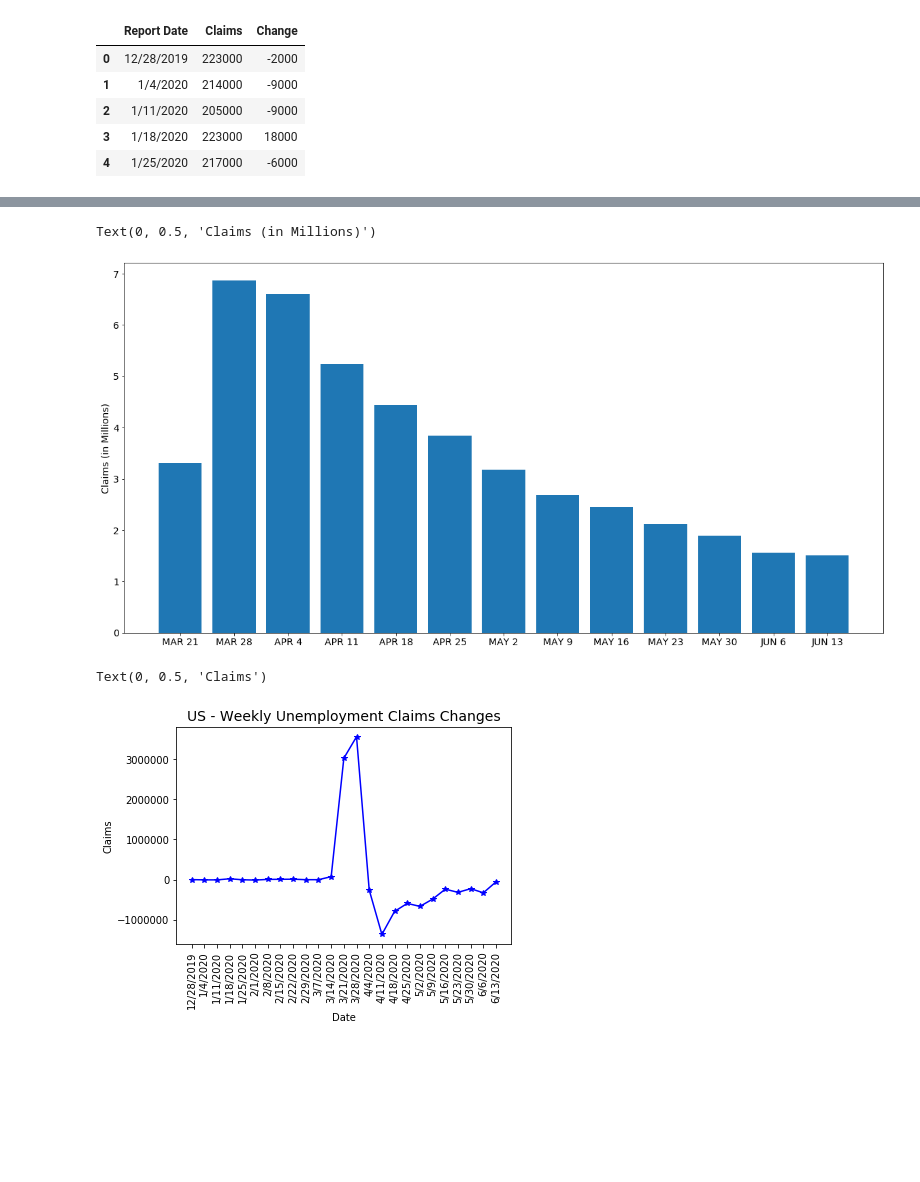
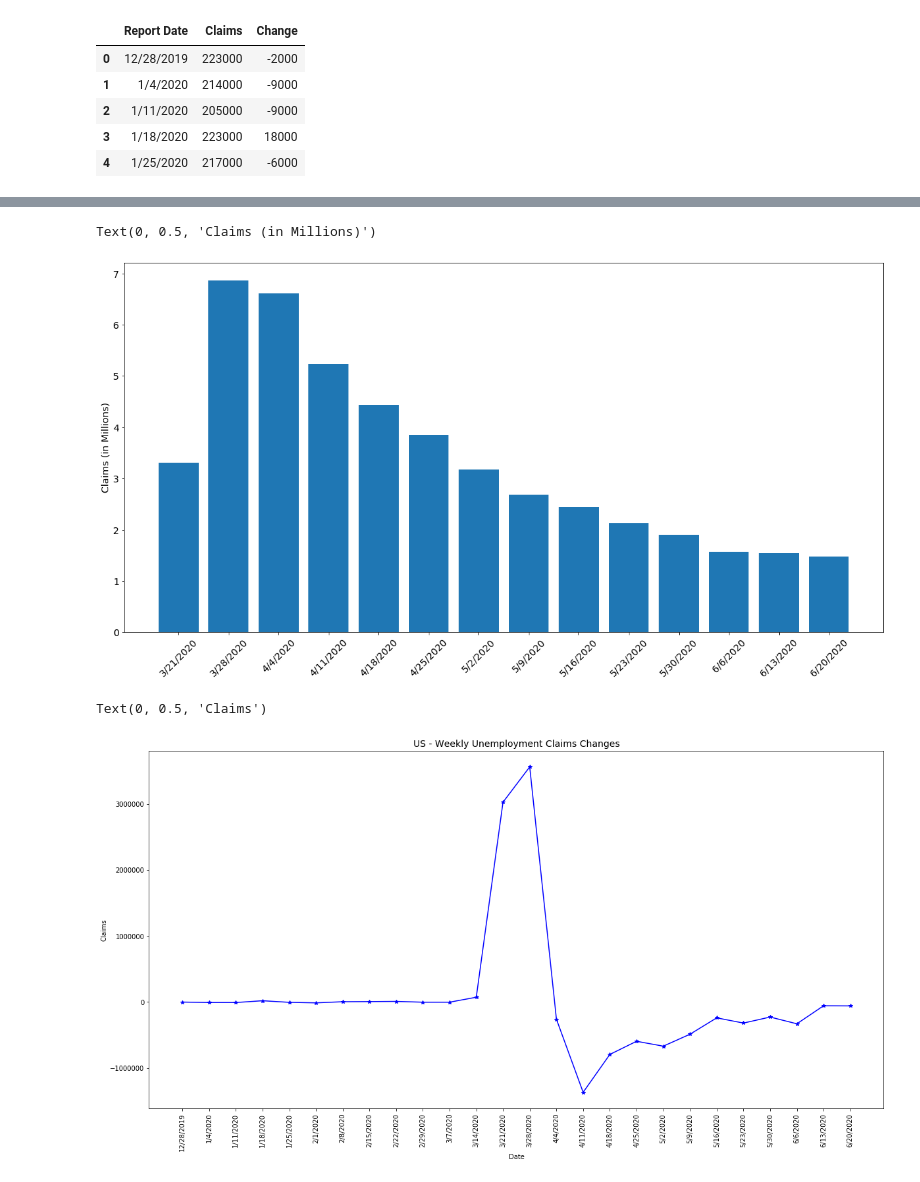
Before and after one commit to lowsaelee/US-Unemployment-Claims-2020, a Jupyter notebook: US_Unemployment_Claims.ipynb, the cells around one changed output, grey strips where cells are left out. Saved outputs shown, nothing was run; the diff lists cells and outputs as text; code cells hidden in the pictures; blank space fills up the shorter version.

```diff
--- a/US_Unemployment_Claims.ipynb
+++ b/US_Unemployment_Claims.ipynb
@@ -59,26 +59,27 @@ plt.grid()
 # %%
 #df['Report Date'] = df['Report Date'].str.slice(0, -5)
 #print(df['Report Date'][0])
 
 df['ClaimsMil'] = df['Claims']/1000000
 
 plt.figure(figsize=(20,10))
 
 plt.bar(df['Report Date'][12:],df['ClaimsMil'][12:])
 #plt.title("US - Weekly Unemployment Claims - 2020",fontsize=14)
 #plt.xlabel("Date")
 
-labels = ['MAR 21', 'MAR 28', 'APR 4', 'APR 11', 'APR 18', 'APR 25', 'MAY 2', 'MAY 9','MAY 16','MAY 23','MAY 30','JUN 6','JUN 13']
-plt.xticks(range(len(labels)), labels)
-#plt.xticks(rotation=45)
+#labels = ['MAR 21', 'MAR 28', 'APR 4', 'APR 11', 'APR 18', 'APR 25', 'MAY 2', 'MAY 9','MAY 16','MAY 23','MAY 30','JUN 6','JUN 13','JUN 20']
+#plt.xticks(range(len(labels)), labels)
+plt.xticks(rotation=45)
 plt.xticks(fontsize=14)
 
 plt.yticks(fontsize=14)
 plt.ylabel("Claims (in Millions)", fontsize=14)
 # %% [output]
 Text(0, 0.5, 'Claims (in Millions)')
-[figure, old version]
+[figure, new version]
 # %%
+plt.figure(figsize=(20,10))
 plt.plot(df['Report Date'],df['Change'],'*-b')
 plt.title("US - Weekly Unemployment Claims Changes",fontsize=14)
 plt.xlabel("Date")
@@ -86,7 +87,7 @@ plt.xticks(rotation=90)
 plt.ylabel("Claims")
 # %% [output]
 Text(0, 0.5, 'Claims')
-[figure, old version]
+[figure, new version]
 # %%
 percentage = [0]
 for i in range(1,len(df),1):
```
Also changed, not shown: parts of 9 cells of this notebook.
